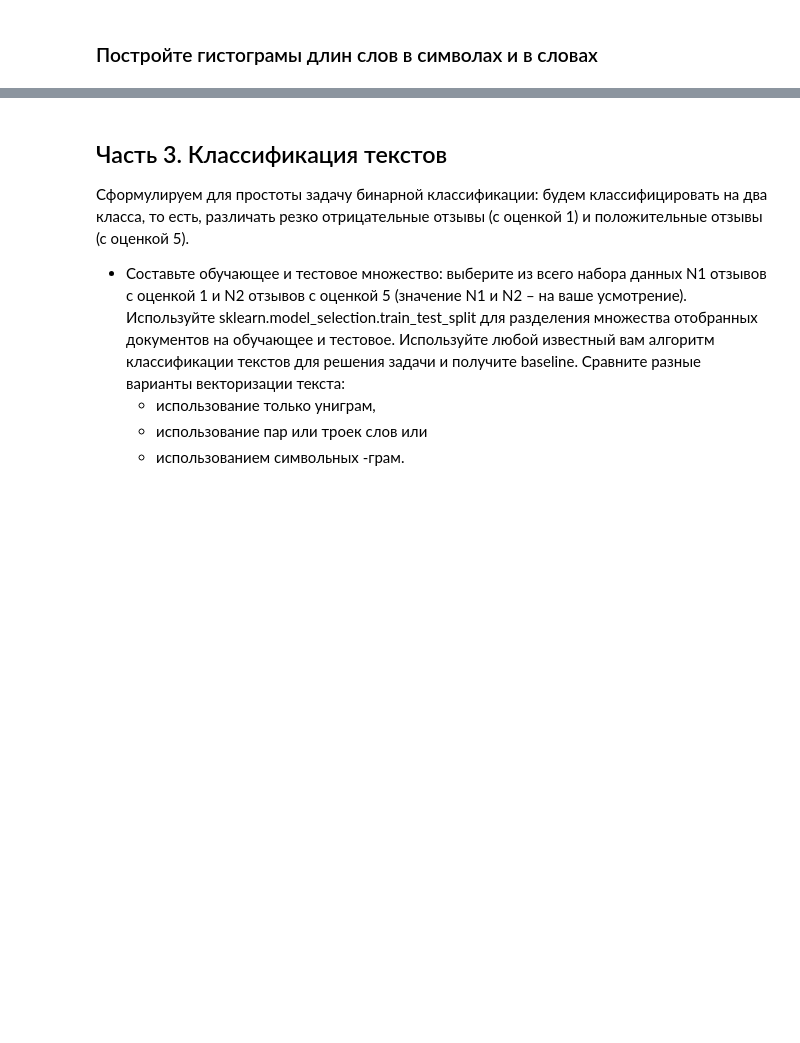
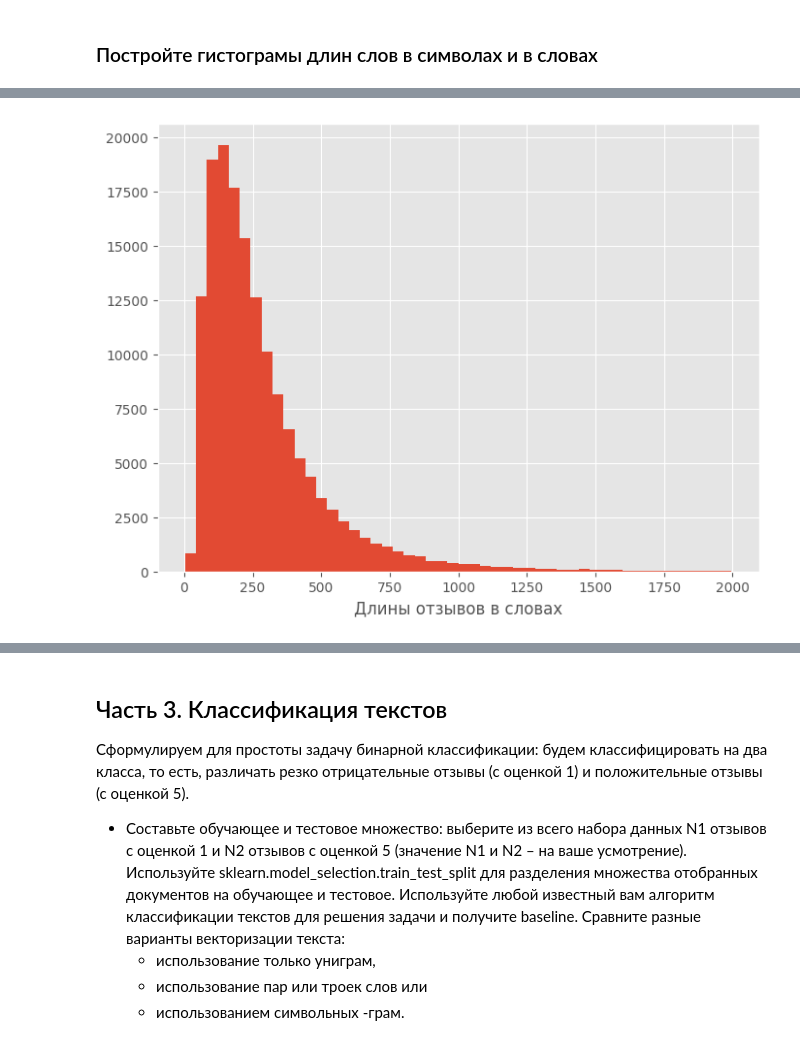
Before and after one commit to solobala/RMSL_9, a Jupyter notebook: NLP8_DZ1.ipynb, the cells around one changed output, grey strips where cells are left out. Saved outputs shown, nothing was run; the diff lists cells and outputs as text; code cells hidden in the pictures; blank space fills up the shorter version.

```diff
--- a/NLP8_DZ1.ipynb
+++ b/NLP8_DZ1.ipynb
@@ -232,0 +231,9 @@ from string import punctuation
+# %%
+len_t = df.words
+rcParams['figure.figsize'] = 8, 6
+len_t[len_t<2000].plot(kind='hist',bins=50)
+plt.xlabel('Длины отзывов в словах')
+plt.ylabel('')
+plt.show()
+# %% [output]
+[figure, added]
```
Also changed, not shown: parts of 97 cells of this notebook.
